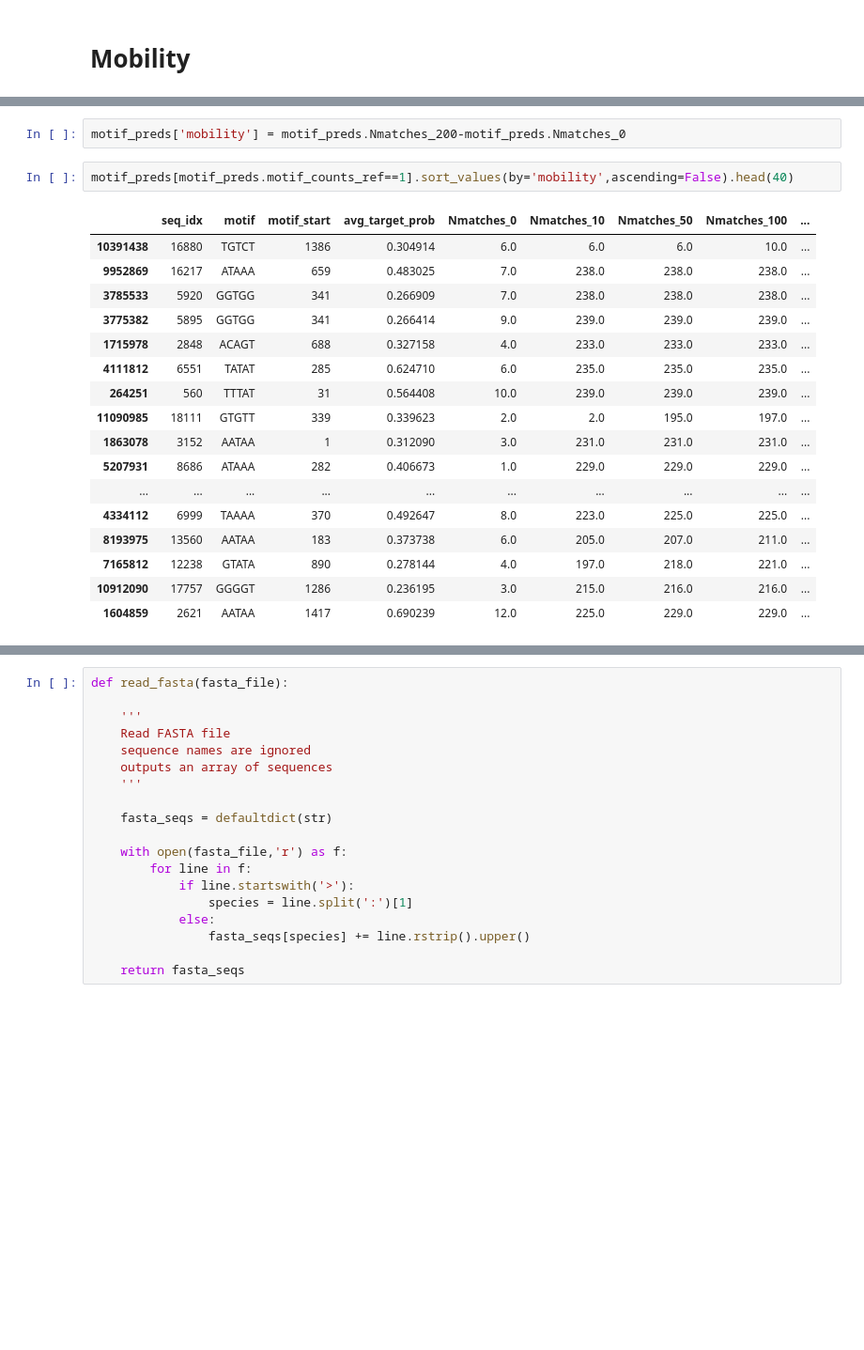
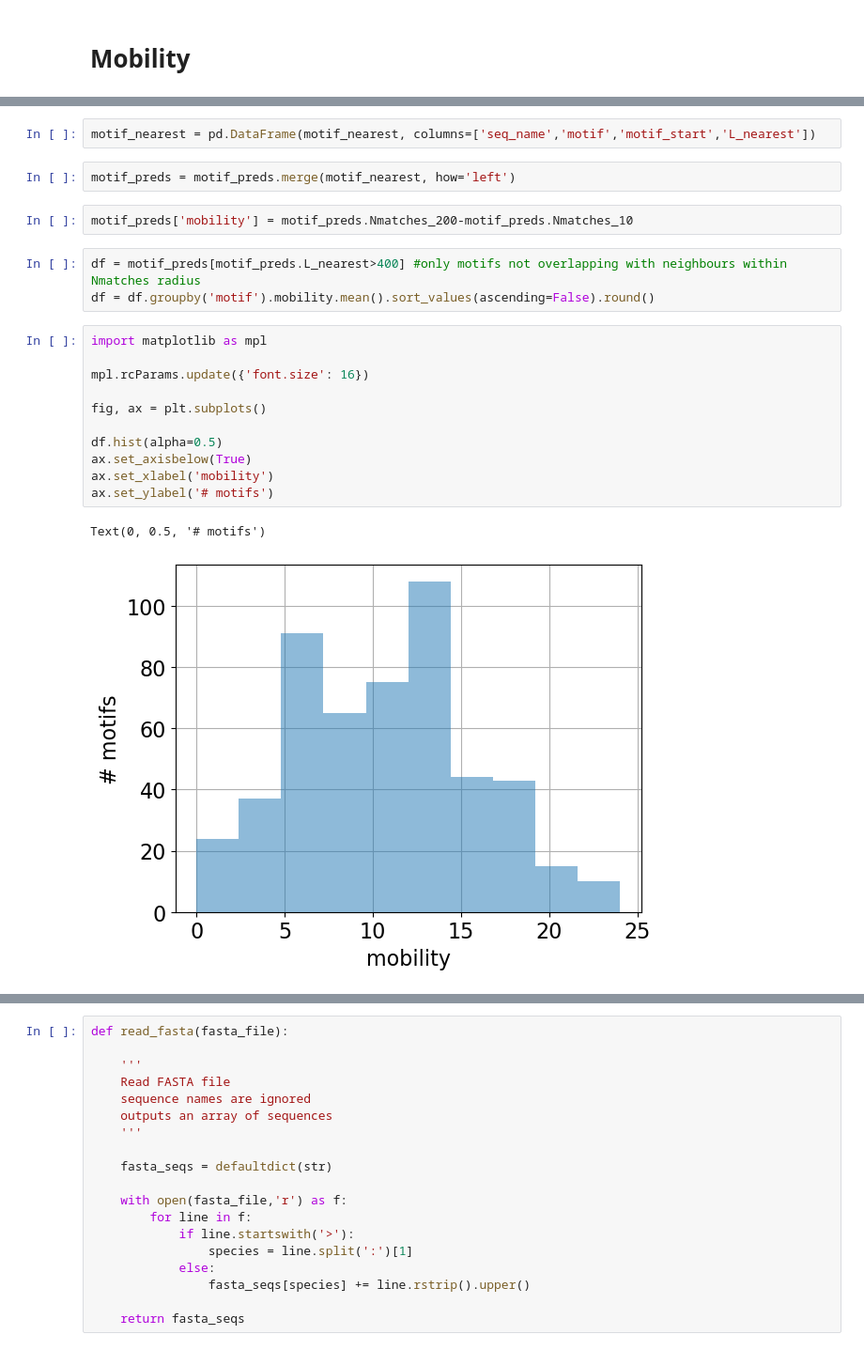
Before and after one commit to sergeyvilov/MLM, a Jupyter notebook: mammals_model/conservation/plots.ipynb, the cells around one changed output, grey strips where cells are left out. Shown: that part at 94% size. Cells and saved outputs as stored; diff of their text form; blank space fills up the shorter version.

Commit message:
mobility

```diff
--- a/mammals_model/conservation/plots.ipynb
+++ b/mammals_model/conservation/plots.ipynb
@@ -146,22 +166,23 @@ df[['protein','motif','avg_target_prob']]
+# %%
+motif_nearest = pd.DataFrame(motif_nearest, columns=['seq_name','motif','motif_start','L_nearest'])
+# %%
+motif_preds = motif_preds.merge(motif_nearest, how='left')
 # %%
-motif_preds['mobility'] = motif_preds.Nmatches_200-motif_preds.Nmatches_0
+motif_preds['mobility'] = motif_preds.Nmatches_200-motif_preds.Nmatches_10
-# %%
-motif_preds[motif_preds.motif_counts_ref==1].sort_values(by='mobility',ascending=False).head(40)
-# %% [output]
-|  | seq_idx | motif | motif_start | avg_target_prob | Nmatches_0 | Nmatches_10 | Nmatches_50 | Nmatches_100 | ... |
-| 10391438 | 16880 | TGTCT | 1386 | 0.304914 | 6.0 | 6.0 | 6.0 | 10.0 | ... |
-| 9952869 | 16217 | ATAAA | 659 | 0.483025 | 7.0 | 238.0 | 238.0 | 238.0 | ... |
-| 3785533 | 5920 | GGTGG | 341 | 0.266909 | 7.0 | 238.0 | 238.0 | 238.0 | ... |
-| 3775382 | 5895 | GGTGG | 341 | 0.266414 | 9.0 | 239.0 | 239.0 | 239.0 | ... |
-| 1715978 | 2848 | ACAGT | 688 | 0.327158 | 4.0 | 233.0 | 233.0 | 233.0 | ... |
-| 4111812 | 6551 | TATAT | 285 | 0.624710 | 6.0 | 235.0 | 235.0 | 235.0 | ... |
-| 264251 | 560 | TTTAT | 31 | 0.564408 | 10.0 | 239.0 | 239.0 | 239.0 | ... |
-| 11090985 | 18111 | GTGTT | 339 | 0.339623 | 2.0 | 2.0 | 195.0 | 197.0 | ... |
-| 1863078 | 3152 | AATAA | 1 | 0.312090 | 3.0 | 231.0 | 231.0 | 231.0 | ... |
-| 5207931 | 8686 | ATAAA | 282 | 0.406673 | 1.0 | 229.0 | 229.0 | 229.0 | ... |
-| ... | ... | ... | ... | ... | ... | ... | ... | ... | ... |
-| 4334112 | 6999 | TAAAA | 370 | 0.492647 | 8.0 | 223.0 | 225.0 | 225.0 | ... |
-| 8193975 | 13560 | AATAA | 183 | 0.373738 | 6.0 | 205.0 | 207.0 | 211.0 | ... |
-| 7165812 | 12238 | GTATA | 890 | 0.278144 | 4.0 | 197.0 | 218.0 | 221.0 | ... |
-| 10912090 | 17757 | GGGGT | 1286 | 0.236195 | 3.0 | 215.0 | 216.0 | 216.0 | ... |
-| 1604859 | 2621 | AATAA | 1417 | 0.690239 | 12.0 | 225.0 | 229.0 | 229.0 | ... |
+# %%
+df = motif_preds[motif_preds.L_nearest>400] #only motifs not overlapping with neighbours within Nmatches radius
+df = df.groupby('motif').mobility.mean().sort_values(ascending=False).round()
+# %%
+import matplotlib as mpl
+
+mpl.rcParams.update({'font.size': 16})
+
+fig, ax = plt.subplots()
+
+df.hist(alpha=0.5)
+ax.set_axisbelow(True)
+ax.set_xlabel('mobility')
+ax.set_ylabel('# motifs')
+# %% [output]
+Text(0, 0.5, '# motifs')
+[figure, added]
```
Also changed, not shown: parts of 5 cells of this notebook, 1 other file.
